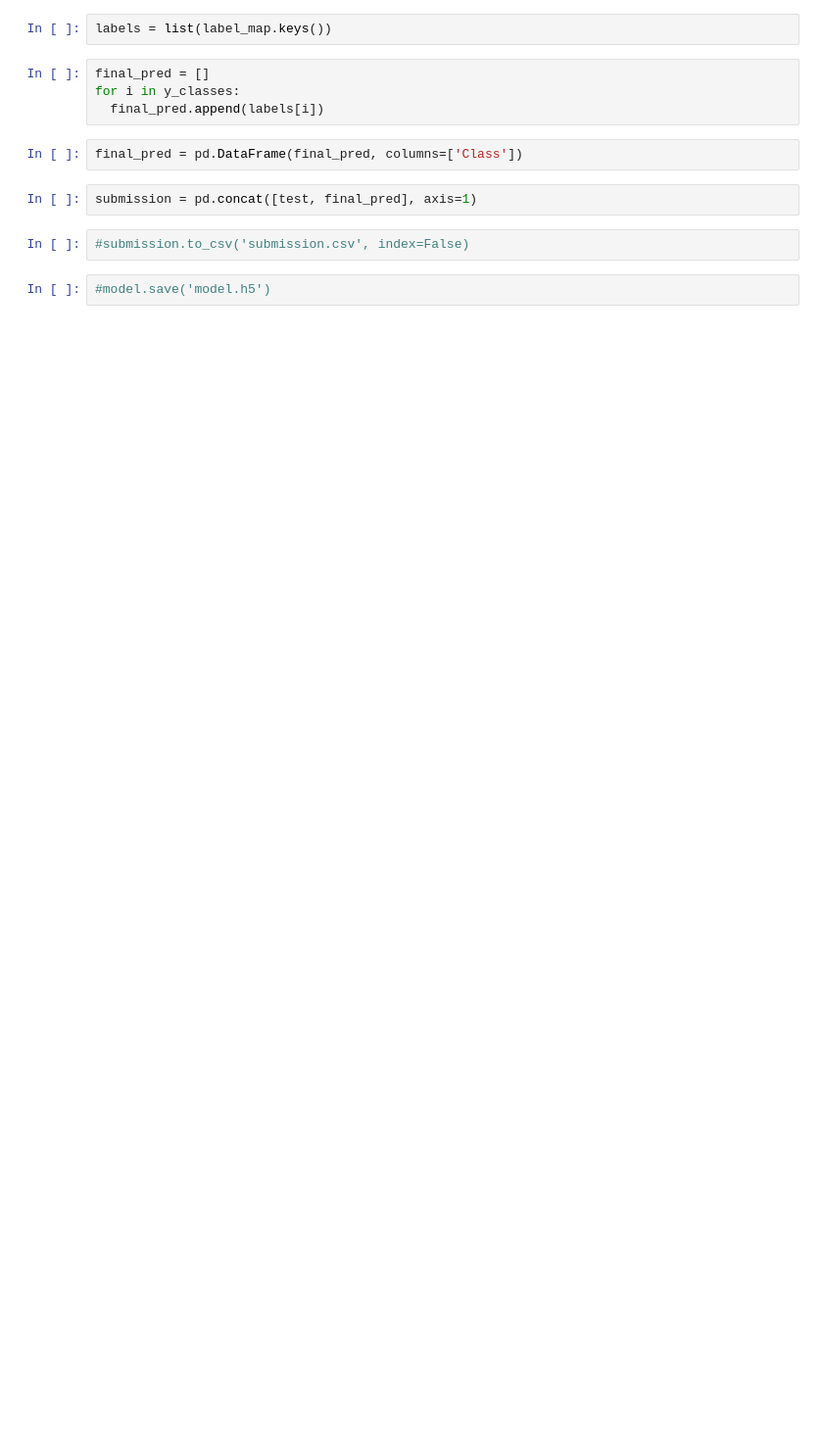
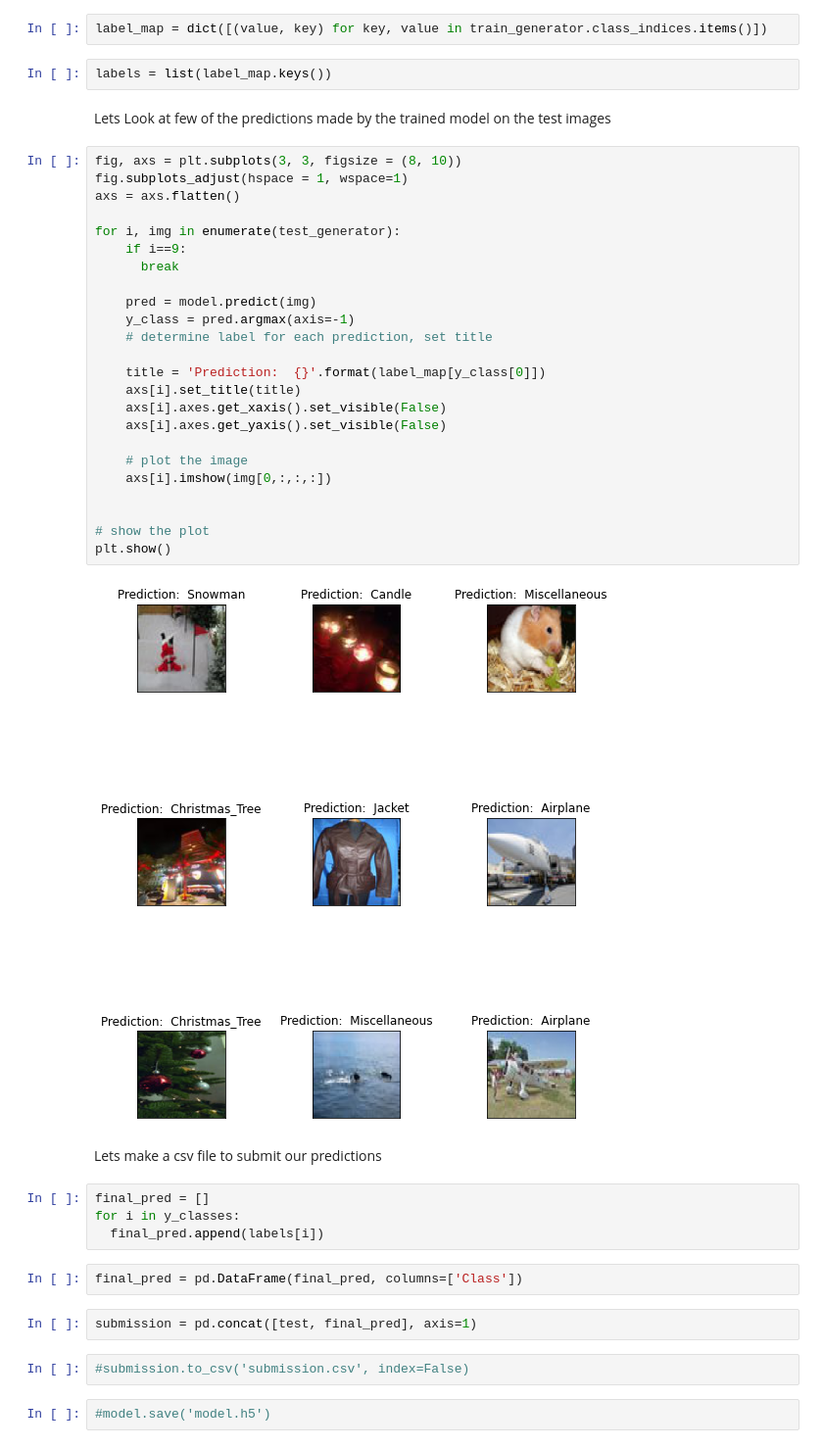
Before and after one commit to blaze-fire/Hackerearth_Image_classification, a Jupyter notebook: Hackereart_DL.ipynb, the cells around one changed output. Shown at 98% size. Saved outputs shown, nothing was run; the diff lists cells and outputs as text; blank space fills up the shorter version.

```diff
--- a/Hackereart_DL.ipynb
+++ b/Hackereart_DL.ipynb
@@ -230,5 +237,37 @@ label_map = (train_generator.class_indices)
+# %%
+label_map = dict([(value, key) for key, value in train_generator.class_indices.items()])
 # %%
 labels = list(label_map.keys())
+# %% [markdown]
+Lets Look at few of the predictions made by the trained model on the test images
+# %%
+fig, axs = plt.subplots(3, 3, figsize = (8, 10))
+fig.subplots_adjust(hspace = 1, wspace=1)
+axs = axs.flatten()
+
+for i, img in enumerate(test_generator):
+    if i==9:
+      break
+
+    pred = model.predict(img)
+    y_class = pred.argmax(axis=-1)
+    # determine label for each prediction, set title
+
+    title = 'Prediction:  {}'.format(label_map[y_class[0]])
+    axs[i].set_title(title)
+    axs[i].axes.get_xaxis().set_visible(False)
+    axs[i].axes.get_yaxis().set_visible(False)
+
+    # plot the image
+    axs[i].imshow(img[0,:,:,:])
+
+
+# show the plot
+plt.show()
+# %% [output]
+[figure, added]
+# %% [markdown]
+Lets make a csv file to submit our predictions
 # %%
 final_pred = []
 for i in y_classes:
```
Also changed, not shown: parts of 6 cells of this notebook.
